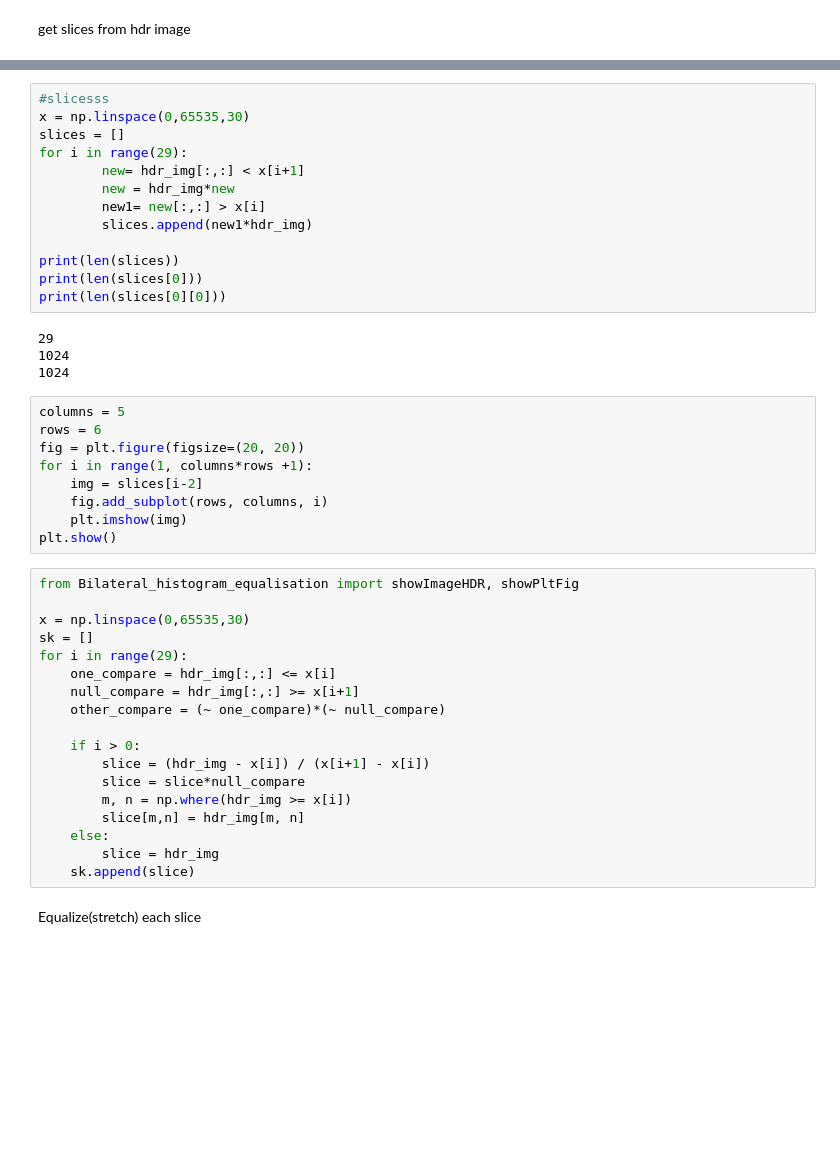
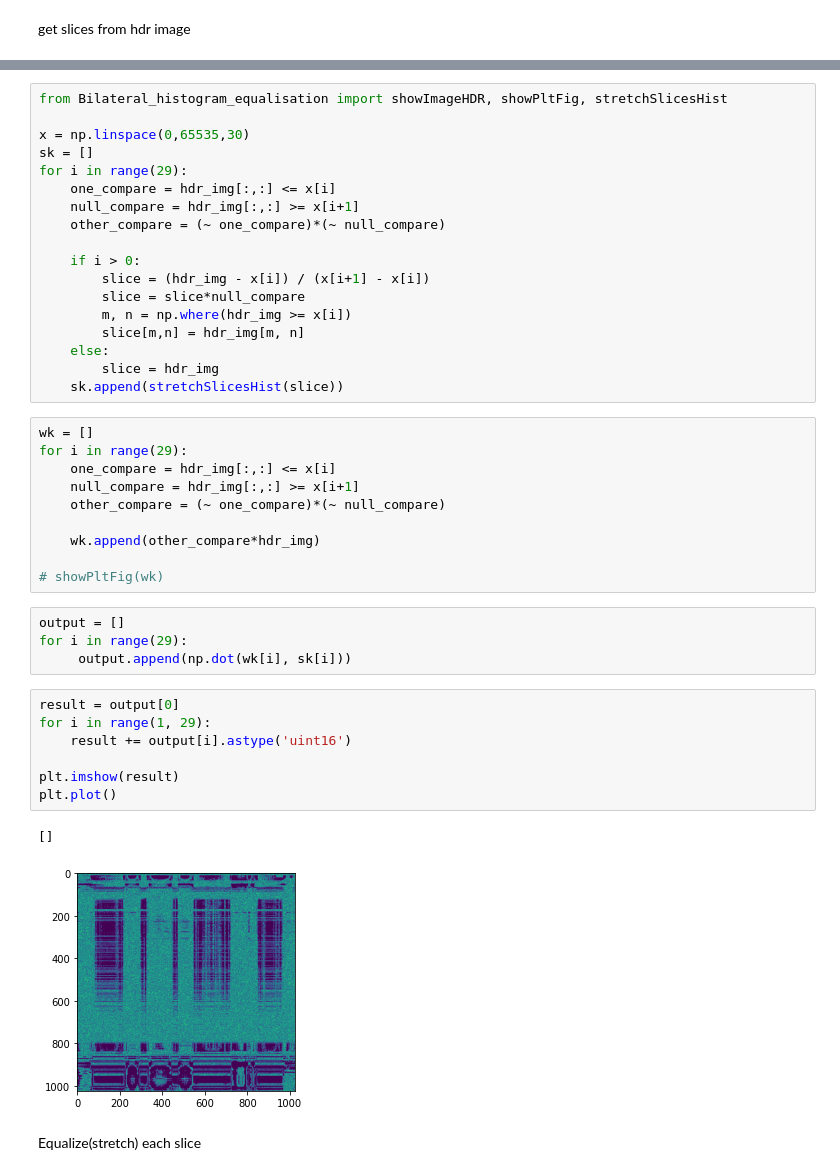
Before and after one commit to MNiko97/BilateralHistogramEqualization, a Jupyter notebook: bilateralFilter.ipynb, the cells around one changed output, grey strips where cells are left out. Saved outputs shown, nothing was run; the diff lists cells and outputs as text; blank space fills up the shorter version.

```diff
--- a/bilateralFilter.ipynb
+++ b/bilateralFilter.ipynb
@@ -51,31 +37,5 @@ cv.destroyAllWindows()
-# %%
-#slicesss
-x = np.linspace(0,65535,30)
-slices = []
-for i in range(29):
-        new= hdr_img[:,:] < x[i+1]
-        new = hdr_img*new
-        new1= new[:,:] > x[i]
-        slices.append(new1*hdr_img)
-
-print(len(slices))
-print(len(slices[0]))
-print(len(slices[0][0]))
-# %% [output]
-29
-1024
-1024
-# %%
-columns = 5
-rows = 6
-fig = plt.figure(figsize=(20, 20))
-for i in range(1, columns*rows +1):
-    img = slices[i-2]
-    fig.add_subplot(rows, columns, i)
-    plt.imshow(img)
-plt.show()
 # %%
-from Bilateral_histogram_equalisation import showImageHDR, showPltFig
+from Bilateral_histogram_equalisation import showImageHDR, showPltFig, stretchSlicesHist
 
 x = np.linspace(0,65535,30)
 sk = []
@@ -91,7 +51,31 @@ for i in range(29):
         slice[m,n] = hdr_img[m, n]
     else:
         slice = hdr_img
-    sk.append(slice)
+    sk.append(stretchSlicesHist(slice))
+# %%
+wk = []
+for i in range(29):
+    one_compare = hdr_img[:,:] <= x[i]
+    null_compare = hdr_img[:,:] >= x[i+1]
+    other_compare = (~ one_compare)*(~ null_compare)
+
+    wk.append(other_compare*hdr_img)
+
+# showPltFig(wk)
+# %%
+output = []
+for i in range(29):
+     output.append(np.dot(wk[i], sk[i]))
+# %%
+result = output[0]
+for i in range(1, 29):
+    result += output[i].astype('uint16')
+
+plt.imshow(result)
+plt.plot()
+# %% [output]
+[]
+[figure, added]
 # %% [markdown]
 Equalize(stretch) each slice
 # %%
```
Also changed, not shown: parts of 2 cells of this notebook, 1 other file.
